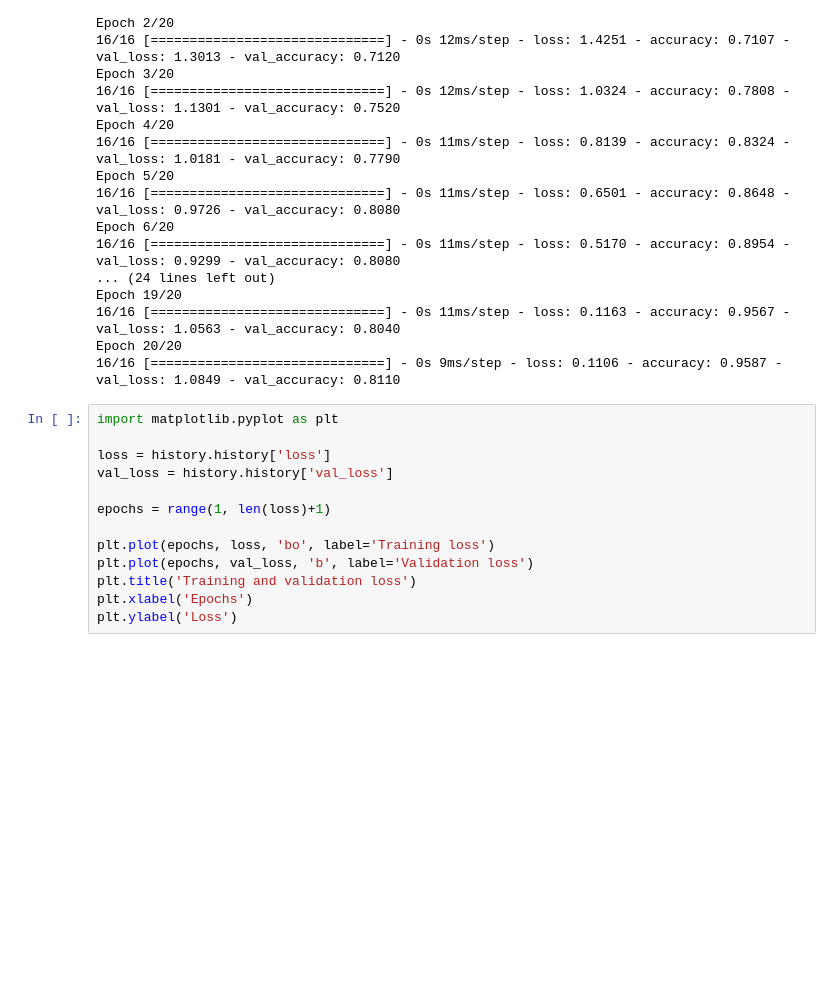
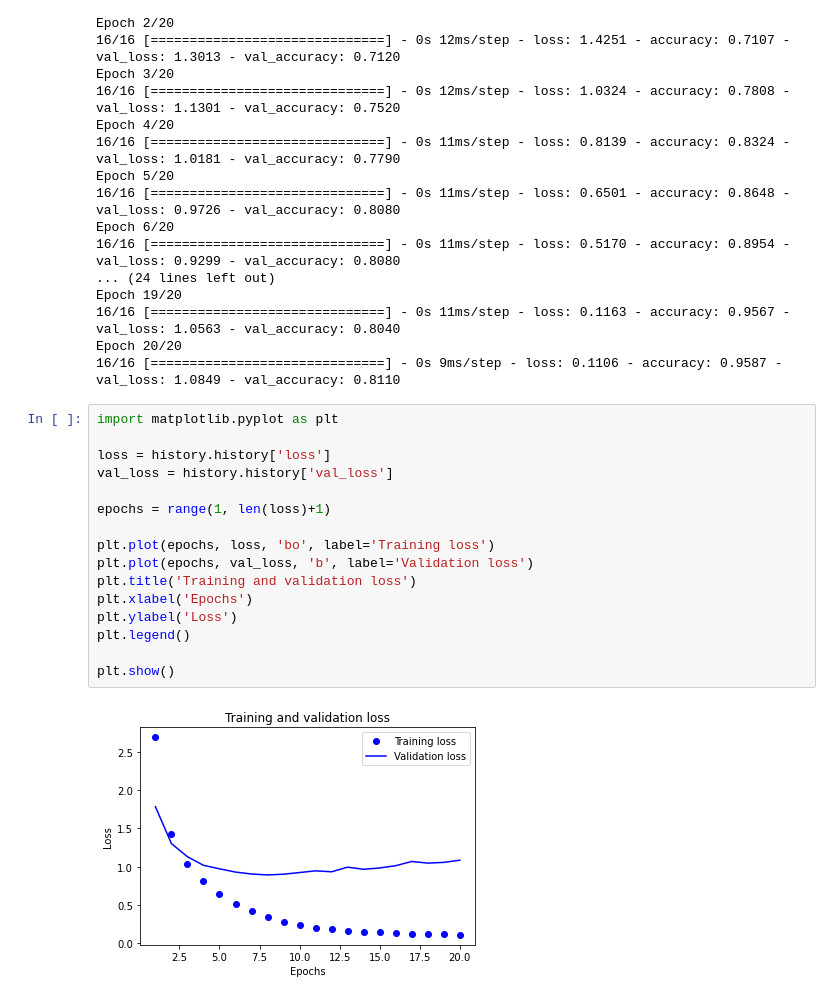
Before and after one commit to HyunSeok-Kim/keras_studty, a Jupyter notebook: keras_study01.ipynb, the cells around one changed output. Drawn from its saved outputs; the diff is of its cells as text; blank space fills up the shorter version.

```diff
--- a/keras_study01.ipynb
+++ b/keras_study01.ipynb
@@ -72,13 +72,18 @@ Epoch 20/20
 # %%
 import matplotlib.pyplot as plt
 
 loss = history.history['loss']
 val_loss = history.history['val_loss']
 
 epochs = range(1, len(loss)+1)
 
 plt.plot(epochs, loss, 'bo', label='Training loss')
 plt.plot(epochs, val_loss, 'b', label='Validation loss')
 plt.title('Training and validation loss')
 plt.xlabel('Epochs')
 plt.ylabel('Loss')
+plt.legend()
+
+plt.show()
+# %% [output]
+[figure, added]
```
Also changed, not shown: parts of 2 cells of this notebook.
